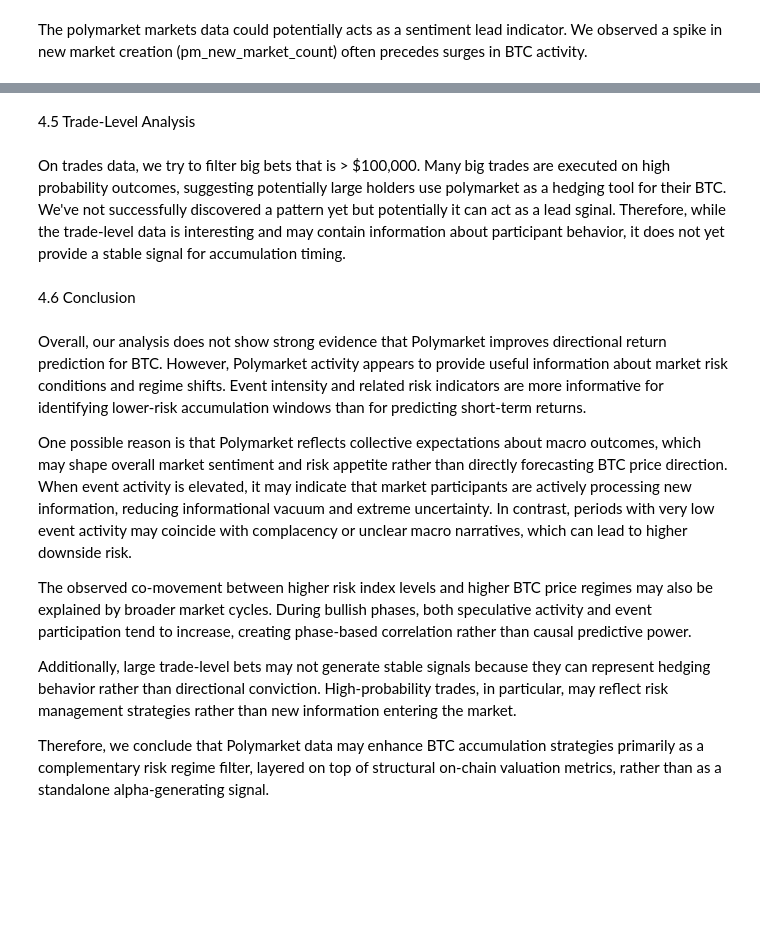
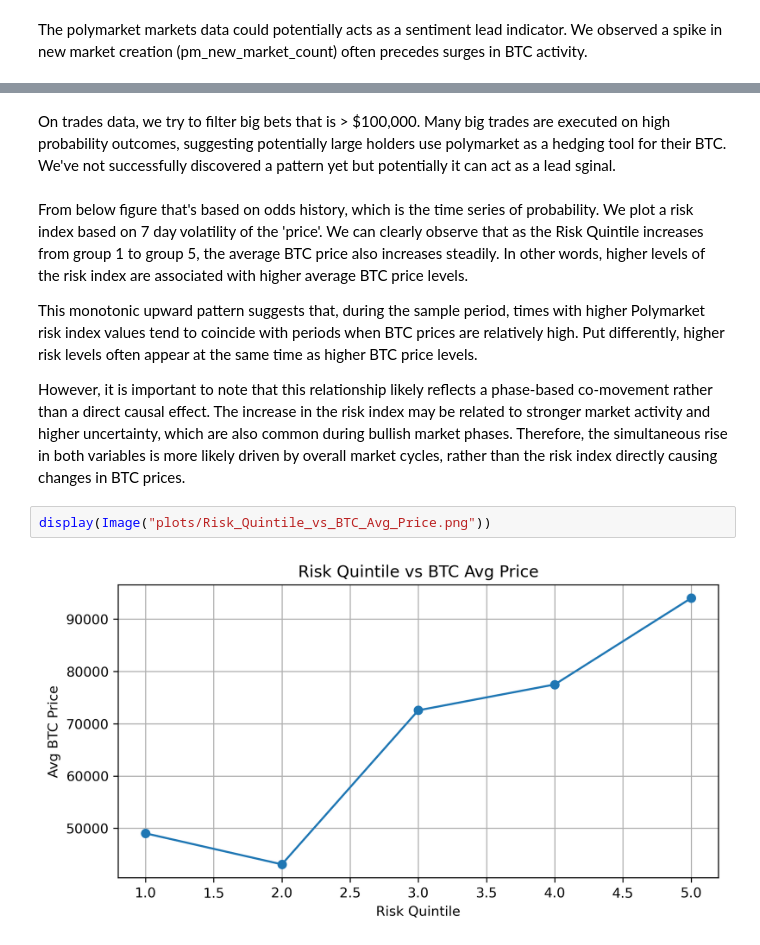
Before and after one commit to shuangvely/bitcoin-analytics-capstone-sp26-team08, a Jupyter notebook: eda/EDA_Executive.ipynb, the cells around one changed output, grey strips where cells are left out. Cells and saved outputs as stored; diff of their text form; blank space fills up the shorter version.

```diff
--- a/eda/EDA_Executive.ipynb
+++ b/eda/EDA_Executive.ipynb
@@ -136,18 +109,14 @@ display(Image("plots/PMNewBTC.png", width=600))
 # %% [output]
 [figure]
-# %% [markdown]
-4.5 Trade-Level Analysis
 # %% [markdown]
-On trades data, we try to filter big bets that is > $100,000. Many big trades are executed on high probability outcomes, suggesting potentially large holders use polymarket as a hedging tool for their BTC. We've not successfully discovered a pattern yet but potentially it can act as a lead sginal. Therefore, while the trade-level data is interesting and may contain information about participant behavior, it does not yet provide a stable signal for accumulation timing.
+On trades data, we try to filter big bets that is > $100,000. Many big trades are executed on high probability outcomes, suggesting potentially large holders use polymarket as a hedging tool for their BTC. We've not successfully discovered a pattern yet but potentially it can act as a lead sginal.
-# %% [markdown]
-4.6 Conclusion
 # %% [markdown]
-Overall, our analysis does not show strong evidence that Polymarket improves directional return prediction for BTC. However, Polymarket activity appears to provide useful information about market risk conditions and regime shifts. Event intensity and related risk indicators are more informative for identifying lower-risk accumulation windows than for predicting short-term returns.
+From below figure that's based on odds history, which is the time series of probability. We plot a risk index based on 7 day volatility of the 'price'. We can clearly observe that as the Risk Quintile increases from group 1 to group 5, the average BTC price also increases steadily. In other words, higher levels of the risk index are associated with higher average BTC price levels.
 
-One possible reason is that Polymarket reflects collective expectations about macro outcomes, which may shape overall market sentiment and risk appetite rather than directly forecasting BTC price direction. When event activity is elevated, it may indicate that market participants are actively processing new information, reducing informational vacuum and extreme uncertainty. In contrast, periods with very low event activity may coincide with complacency or unclear macro narratives, which can lead to higher downside risk.
+This monotonic upward pattern suggests that, during the sample period, times with higher Polymarket risk index values tend to coincide with periods when BTC prices are relatively high. Put differently, higher risk levels often appear at the same time as higher BTC price levels.
 
-The observed co-movement between higher risk index levels and higher BTC price regimes may also be explained by broader market cycles. During bullish phases, both speculative activity and event participation tend to increase, creating phase-based correlation rather than causal predictive power.
-
-Additionally, large trade-level bets may not generate stable signals because they can represent hedging behavior rather than directional conviction. High-probability trades, in particular, may reflect risk management strategies rather than new information entering the market.
-
-Therefore, we conclude that Polymarket data may enhance BTC accumulation strategies primarily as a complementary risk regime filter, layered on top of structural on-chain valuation metrics, rather than as a standalone alpha-generating signal.
+However, it is important to note that this relationship likely reflects a phase-based co-movement rather than a direct causal effect. The increase in the risk index may be related to stronger market activity and higher uncertainty, which are also common during bullish market phases. Therefore, the simultaneous rise in both variables is more likely driven by overall market cycles, rather than the risk index directly causing changes in BTC prices.
+# %%
+display(Image("plots/Risk_Quintile_vs_BTC_Avg_Price.png"))
+# %% [output]
+[figure, added]
```
Also changed, not shown: parts of 32 cells of this notebook, 1 other file.
